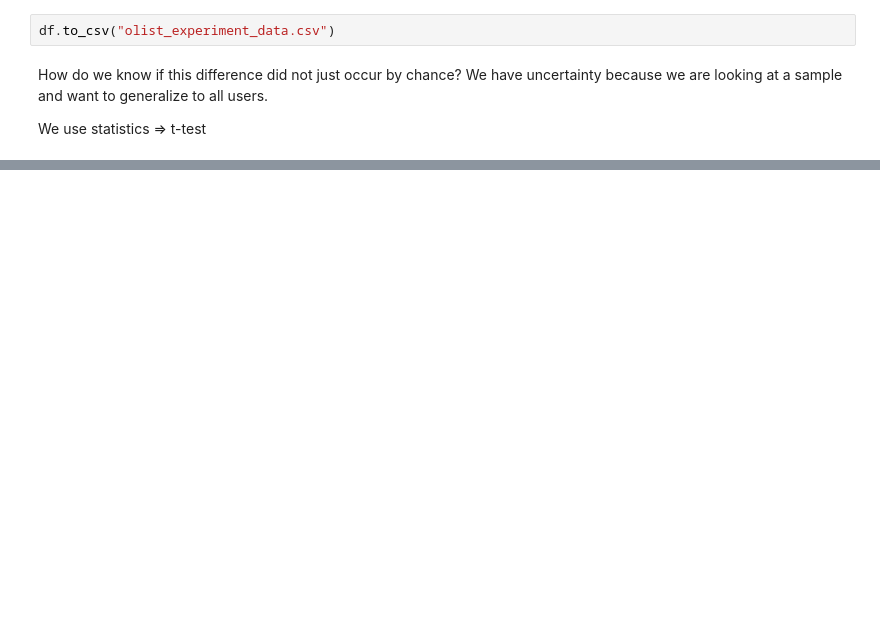
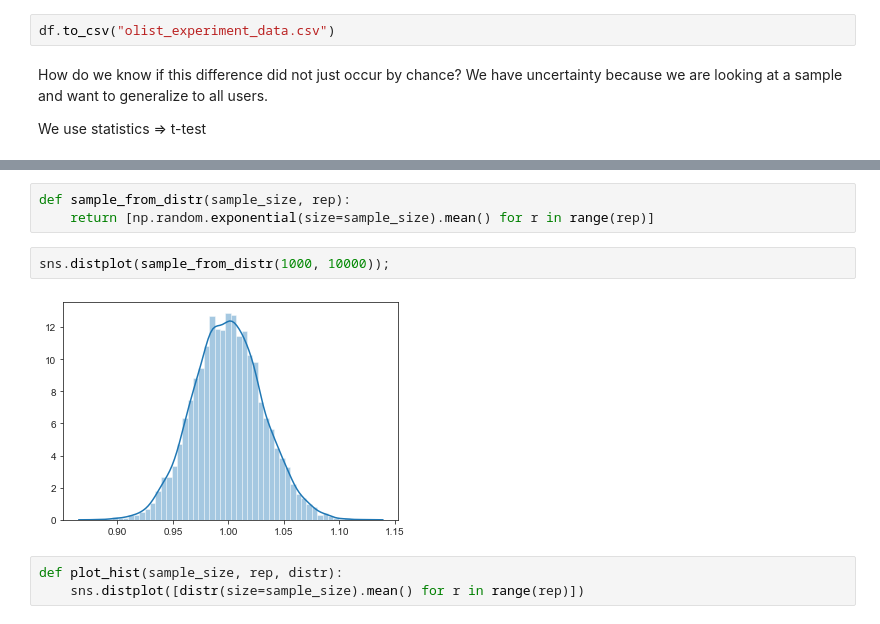
Before and after one commit to ironhack-datalabs/data-ber-06-20, a Jupyter notebook: Notes/module-2/week-5/3_analytics-ab_testing-hypothesis_testing.ipynb, the cells around one changed output, grey strips where cells are left out. Cells and saved outputs as stored; diff of their text form; blank space fills up the shorter version.

```diff
--- a/Notes/module-2/week-5/3_analytics-ab_testing-hypothesis_testing.ipynb
+++ b/Notes/module-2/week-5/3_analytics-ab_testing-hypothesis_testing.ipynb
@@ -115,0 +128,10 @@ We use statistics => t-test
+# %%
+def sample_from_distr(sample_size, rep):
+    return [np.random.exponential(size=sample_size).mean() for r in range(rep)]
+# %%
+sns.distplot(sample_from_distr(1000, 10000));
+# %% [output]
+[figure, added]
+# %%
+def plot_hist(sample_size, rep, distr):
+    sns.distplot([distr(size=sample_size).mean() for r in range(rep)])
```
Also changed, not shown: parts of 32 cells of this notebook, 1 other file.
